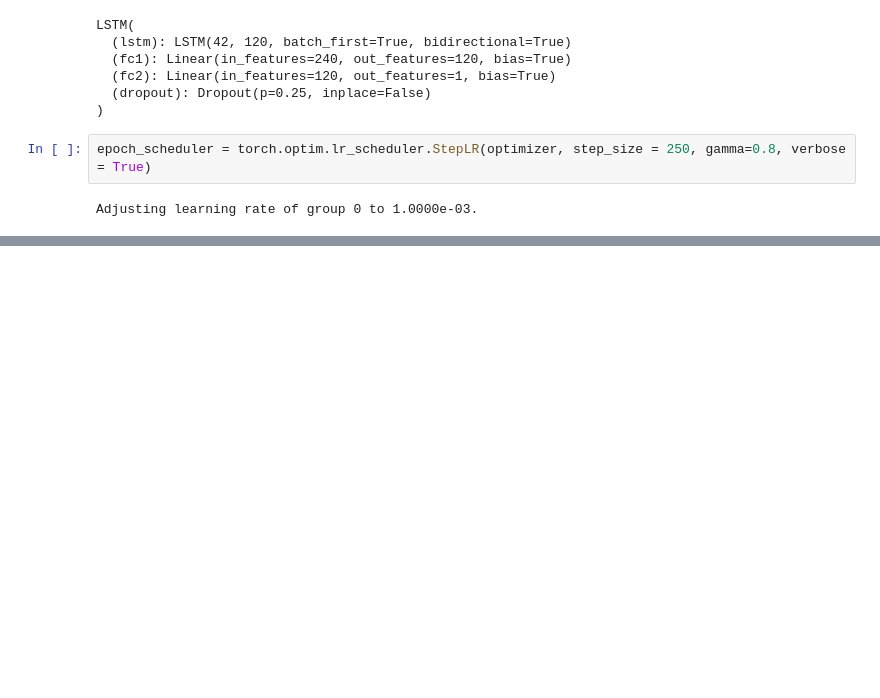
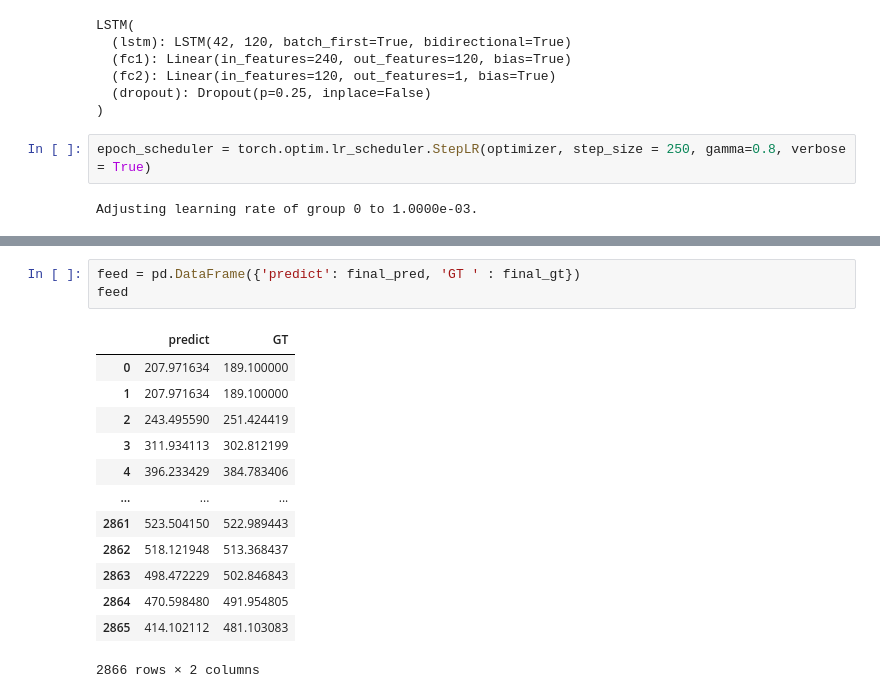
Before and after one commit to johnnyff/bigcontest2021, a Jupyter notebook: danm_lstm.ipynb, the cells around one changed output, grey strips where cells are left out. Saved outputs shown, nothing was run; the diff lists cells and outputs as text; blank space fills up the shorter version.

```diff
--- a/danm_lstm.ipynb
+++ b/danm_lstm.ipynb
@@ -318,0 +350,17 @@ plt.plot(val_loss)
+# %%
+feed = pd.DataFrame({'predict': final_pred, 'GT ' : final_gt})
+feed
+# %% [output]
+|  | predict | GT |
+| 0 | 207.971634 | 189.100000 |
+| 1 | 207.971634 | 189.100000 |
+| 2 | 243.495590 | 251.424419 |
+| 3 | 311.934113 | 302.812199 |
+| 4 | 396.233429 | 384.783406 |
+| ... | ... | ... |
+| 2861 | 523.504150 | 522.989443 |
+| 2862 | 518.121948 | 513.368437 |
+| 2863 | 498.472229 | 502.846843 |
+| 2864 | 470.598480 | 491.954805 |
+| 2865 | 414.102112 | 481.103083 |
+2866 rows × 2 columns
```
Also changed, not shown: parts of 12 cells of this notebook.
